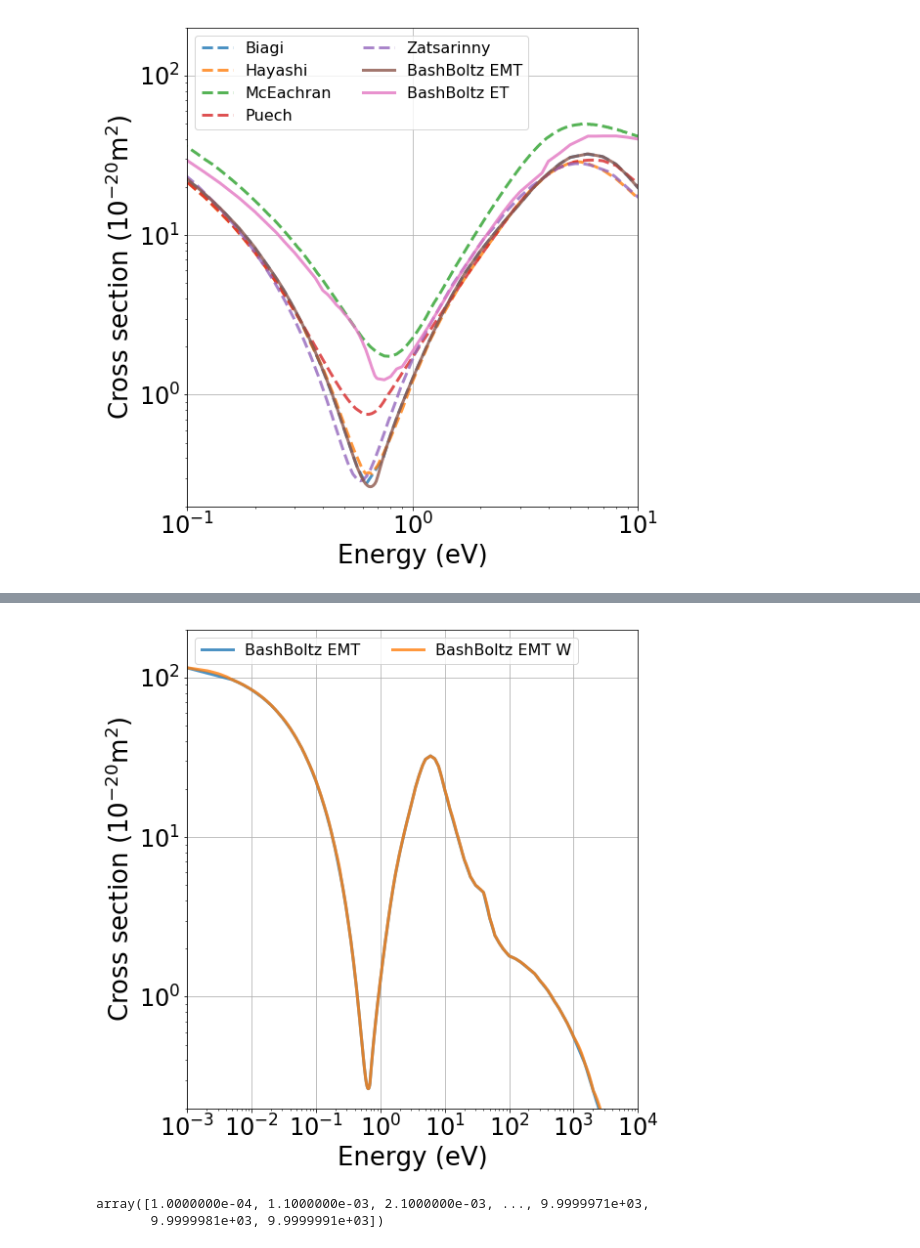
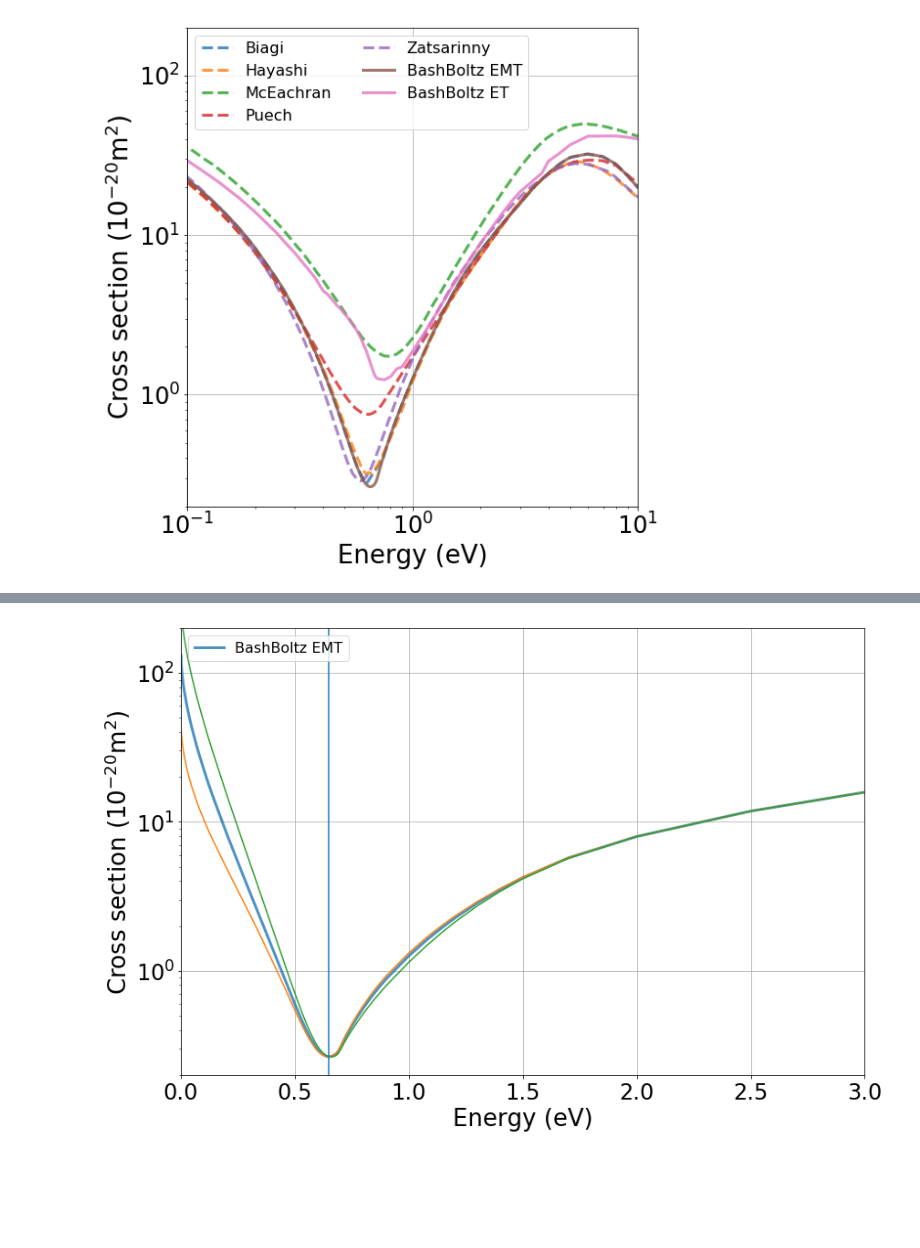
Before and after one commit to AustinMcDonald/GasMixXeHeAr, a Jupyter notebook: MagBoltz-X-section.ipynb, the cells around one changed output, grey strips where cells are left out. Saved outputs shown, nothing was run; the diff lists cells and outputs as text; code cells hidden in the pictures; blank space fills up the shorter version.

```diff
--- a/MagBoltz-X-section.ipynb
+++ b/MagBoltz-X-section.ipynb
@@ -125,38 +78,34 @@ array([1., 1., 1., 1., 1., 1., 1., 1., 1., 1., 1., 1., 1., 1., 1., 3., 3.,
 # %%
-plt.figure(figsize=(8,8))
+plt.figure(figsize=(12,8))
 
 plt.plot(EMT[0],EMT[1],linewidth=3,alpha=0.8,label="BashBoltz EMT")
 
-Xs = np.arange(1e-4, 1e4, 1e-3)
-Ys = np.interp(Xs,EMT[0],EMT[1])
+def expand(X,A,B,C,Org):
+    Y = A+ B*(X-Org) + C*(X-Org)**2
+    Y = Y*np.exp(-(X)**2/0.5)
+    return Y+1
 
-#N = 7
-#Xs = moving_average(EMT[0]        ,N)
-#Ys = moving_average(EMT[1]*Yweight,N)
-plt.plot(Xs,Ys,linewidth=3,alpha=0.8,label="BashBoltz EMT W")
+Ynew = EMT[1]*expand(EMT[0],0,1,0,0.65)
+plt.plot(EMT[0],Ynew)
 
-#plt.plot(XEL,YEL,linewidth=3,alpha=0.8,label="BashBoltz ET")
+Ynew = EMT[1]*expand(EMT[0],0,-2,0,0.65)
+plt.plot(EMT[0],Ynew)
+
 
 plt.legend(loc='upper left',fontsize=16,ncol=2)
 
 plt.xlabel(r'Energy (eV)',fontsize=26)
 plt.ylabel(r'Cross section (10$^{-20}$m$^2$)',fontsize=26)
 plt.xticks(fontsize=24)
 plt.yticks(fontsize=24)
 plt.grid()
 plt.tight_layout()
-plt.loglog()
-plt.xlim(1e-3,1e4)
+plt.semilogy()
+plt.xlim(0,3)
 #plt.xlim(1e-1,1e1)
 plt.ylim(2e-1,2e2)
 #plt.savefig("/Users/austinmcdonald/Desktop/GAS_controversy/MB-vel"+".pdf")
-
+plt.axvline(0.65)
 plt.show()
 # %% [output]
-[figure, old version]
+[figure, new version]
-# %%
-Xs = np.arange(1e-4, 1e4, 1e-3)
-Xs
-# %% [output]
-array([1.0000000e-04, 1.1000000e-03, 2.1000000e-03, ..., 9.9999971e+03,
-       9.9999981e+03, 9.9999991e+03])
```
Also changed, not shown: parts of 5 cells of this notebook, 2 other files.
